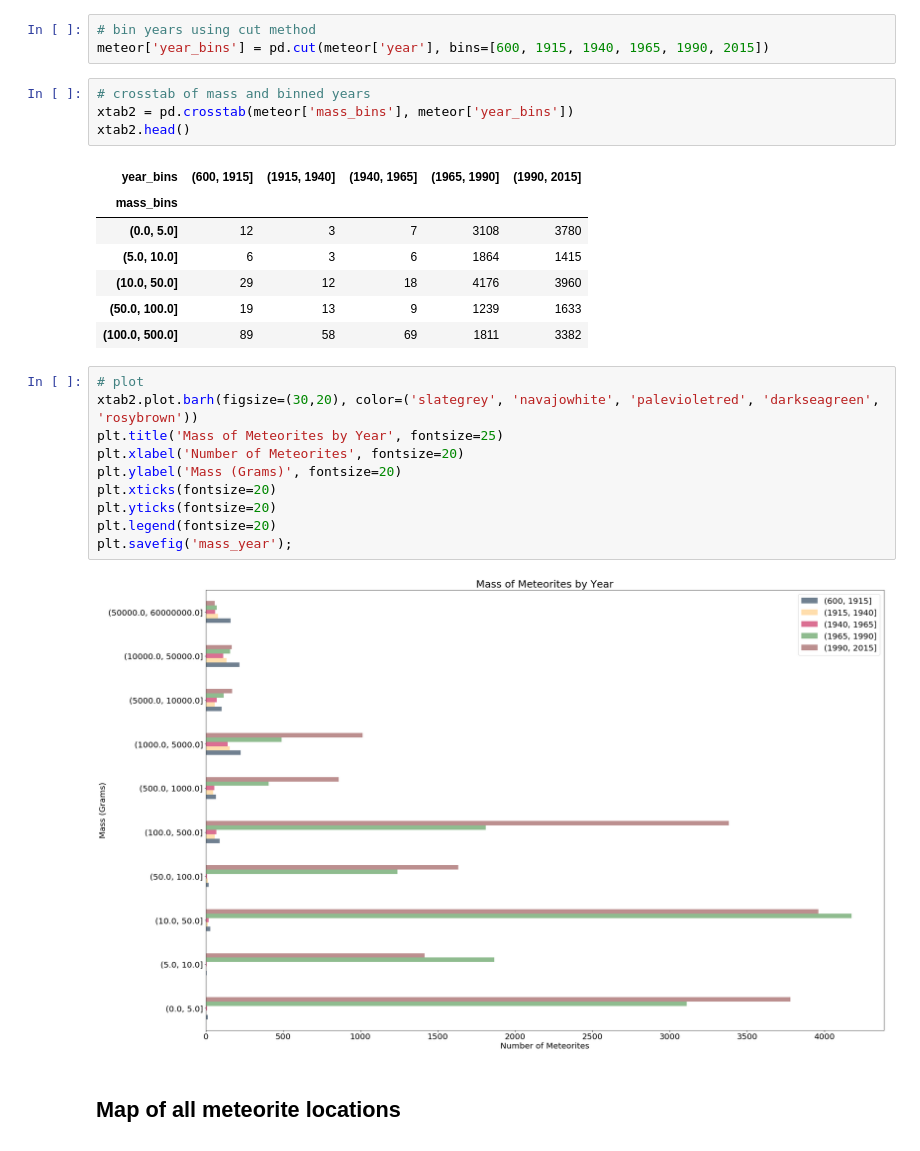
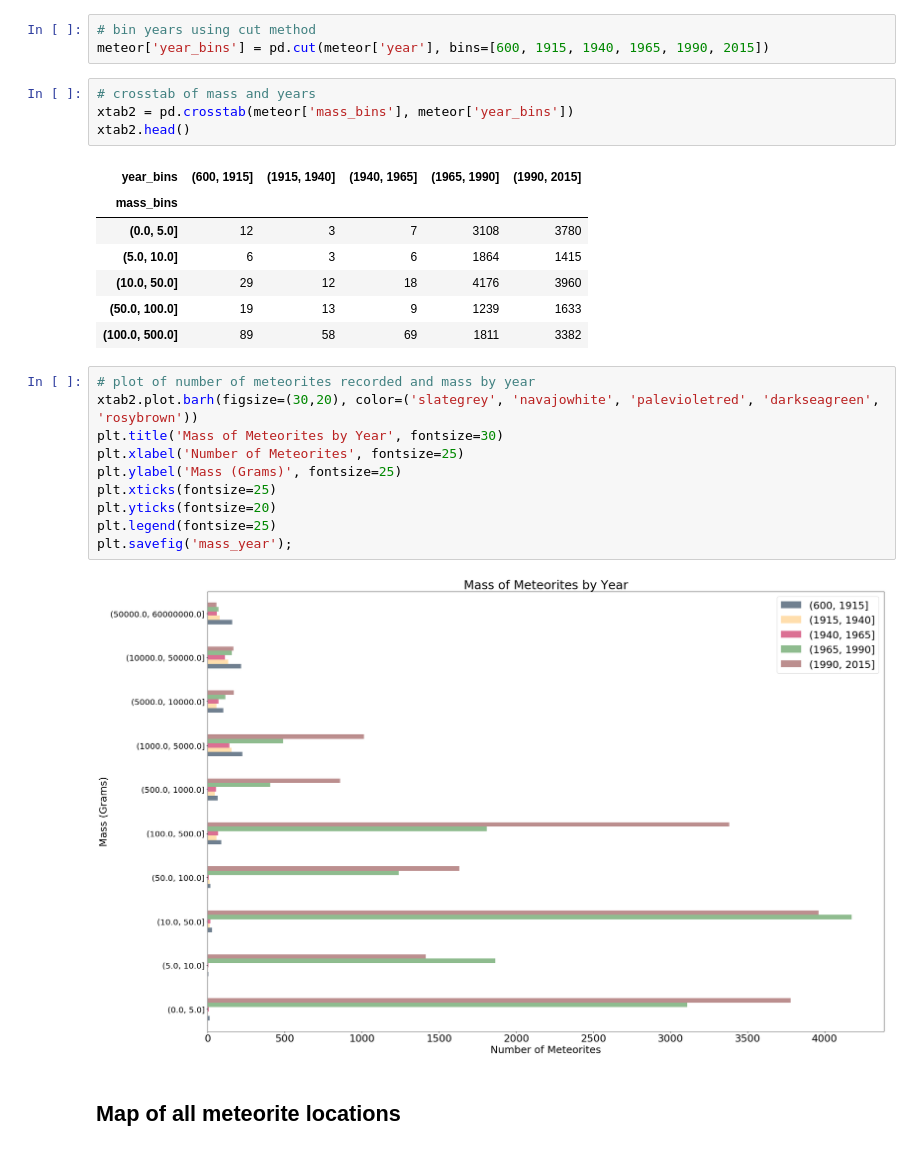
Before and after one commit to shainaboover/Meteorite_Landings, a Jupyter notebook: DSPT7_Build_Week_1.ipynb, the cells around one changed output. Drawn from its saved outputs; the diff is of its cells as text.

```diff
--- a/DSPT7_Build_Week_1.ipynb
+++ b/DSPT7_Build_Week_1.ipynb
@@ -244,7 +247,7 @@ Name: mass_bins, dtype: int64
 # bin years using cut method
 meteor['year_bins'] = pd.cut(meteor['year'], bins=[600, 1915, 1940, 1965, 1990, 2015])
 # %%
-# crosstab of mass and binned years
+# crosstab of mass and years
 xtab2 = pd.crosstab(meteor['mass_bins'], meteor['year_bins'])
 xtab2.head()
 # %% [output]
@@ -256,17 +259,17 @@ xtab2.head()
 | (50.0, 100.0] | 19 | 13 | 9 | 1239 | 1633 |
 | (100.0, 500.0] | 89 | 58 | 69 | 1811 | 3382 |
 # %%
-# plot
+# plot of number of meteorites recorded and mass by year
 xtab2.plot.barh(figsize=(30,20), color=('slategrey', 'navajowhite', 'palevioletred', 'darkseagreen', 'rosybrown'))
-plt.title('Mass of Meteorites by Year', fontsize=25)
-plt.xlabel('Number of Meteorites', fontsize=20)
-plt.ylabel('Mass (Grams)', fontsize=20)
-plt.xticks(fontsize=20)
+plt.title('Mass of Meteorites by Year', fontsize=30)
+plt.xlabel('Number of Meteorites', fontsize=25)
+plt.ylabel('Mass (Grams)', fontsize=25)
+plt.xticks(fontsize=25)
 plt.yticks(fontsize=20)
-plt.legend(fontsize=20)
+plt.legend(fontsize=25)
 plt.savefig('mass_year');
 # %% [output]
-[figure, old version]
+[figure, new version]
 # %% [markdown]
 ## Map of all meteorite locations ##
 # %%
```
Also changed, not shown: parts of 9 cells of this notebook.
